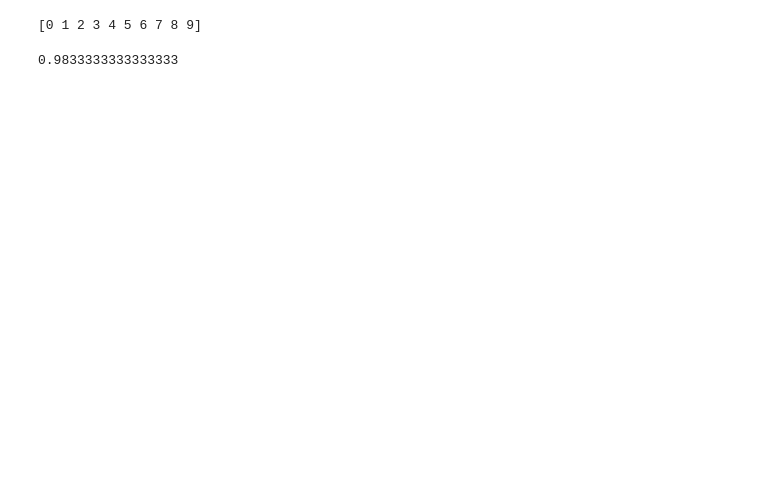
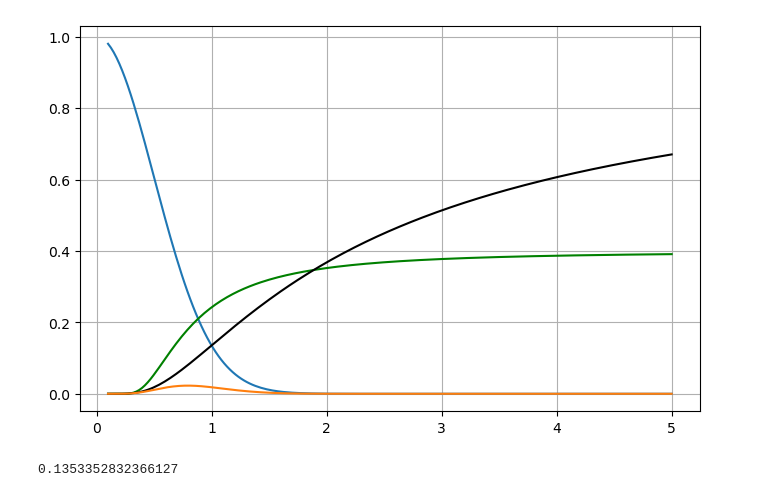
Before and after one commit to vinogradowvw/regularization-pnn-grnn, a Jupyter notebook: Prototyping.ipynb, the cells around one changed output. Cells and saved outputs as stored; diff of their text form; code cells hidden in the pictures; blank space fills up the shorter version.

```diff
--- a/Prototyping.ipynb
+++ b/Prototyping.ipynb
@@ -94,4 +0,0 @@ pnn = PNN(kernel="gaussian", sigma=0.8, n_classes=10, losses=[1]*10)
-# %%
-pnn.fit(X_train, y_train)
-# %% [output]
-[0 1 2 3 4 5 6 7 8 9]
@@ -100,4 +0,0 @@ preds = [pnn.predict([x_test]) for x_test in X_test]
-# %%
-accuracy_score(y_test, preds)
-# %% [output]
-0.9833333333333333
@@ -103,0 +9,19 @@ accuracy_score(y_test, preds)
+# %%
+w = np.array([[0.0]])
+x_vals = np.linspace(0.1, 5, 200).reshape(-1, 1)
+
+kernel = GaussianKernel(sigma=0.5)
+
+
+k_vals, dists = kernel(w, x_vals)
+priorl2 = norm.pdf(1/dists, loc=0, scale=1)
+priorl1 = laplace.pdf(1/dists, loc=0, scale=1 / 2)
+plt.figure(figsize=(8, 5))
+plt.plot(x_vals, k_vals)
+plt.plot(x_vals, priorl2, color='#008000')
+plt.plot(x_vals, priorl1, color='#000000')
+plt.plot(x_vals, k_vals * priorl1)
+plt.grid(True)
+plt.show()
+# %% [output]
+[figure, added]
@@ -103,0 +32,4 @@ accuracy_score(y_test, preds)
+# %%
+np.exp(-0.5 * (1 / 0.5) ** 2)
+# %% [output]
+0.1353352832366127
```
Also changed, not shown: parts of 22 cells of this notebook, 5 other files.
